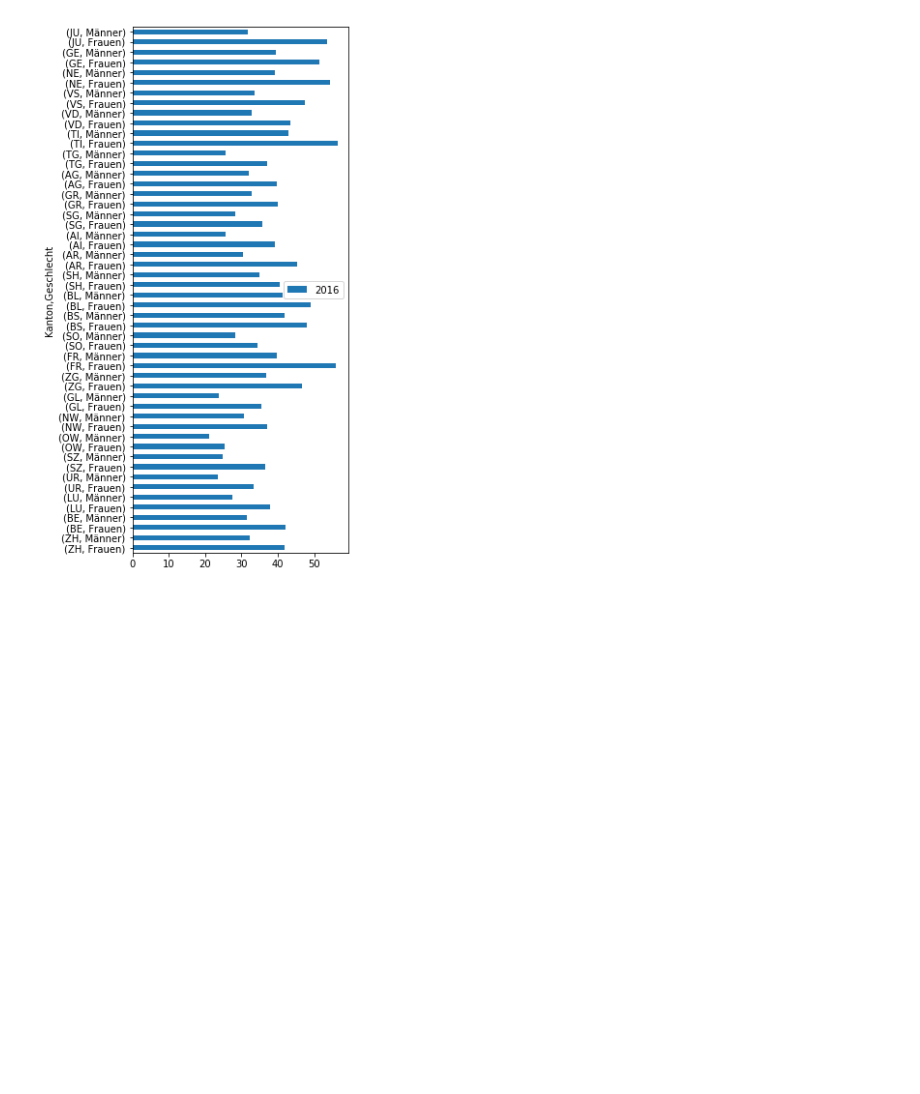
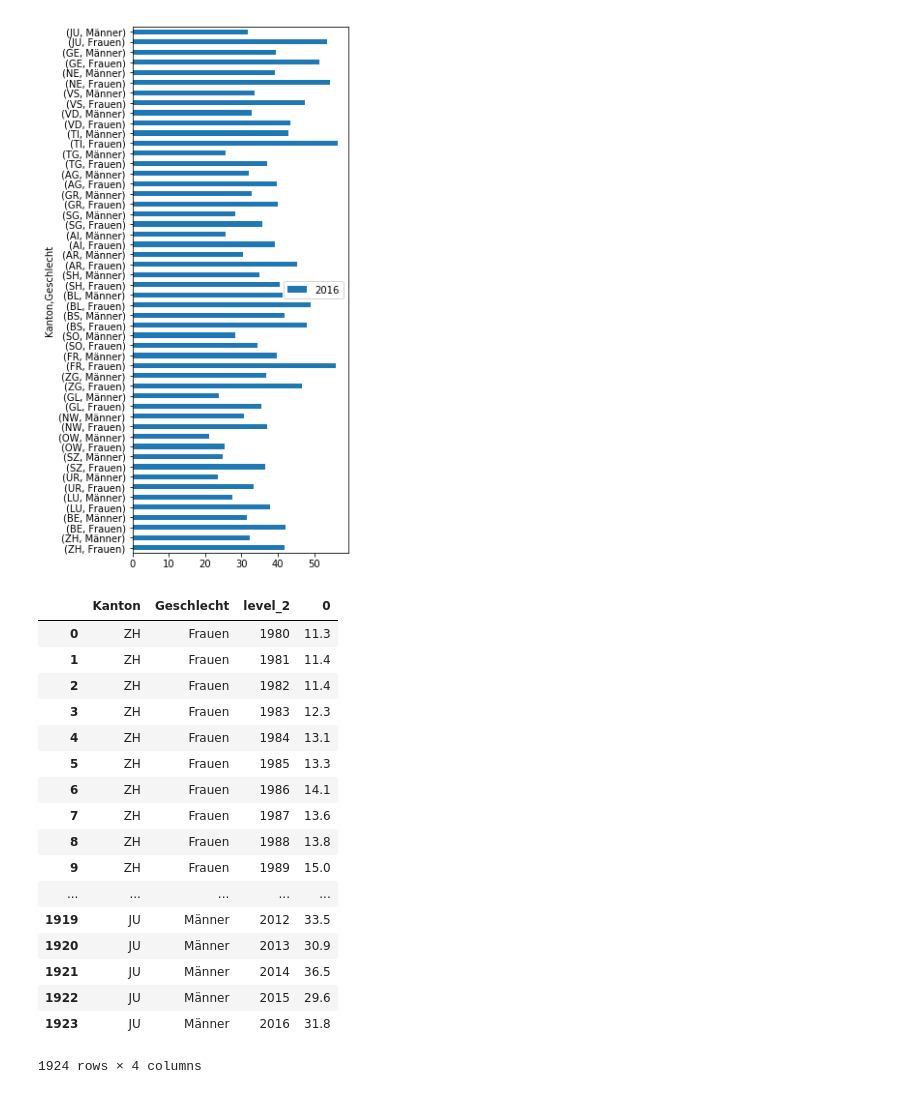
Before and after one commit to xeophin/lede-data-studio, a Jupyter notebook: code/01-university-eligibility/project-1.ipynb, the cells around one changed output. Saved outputs shown, nothing was run; the diff lists cells and outputs as text; code cells hidden in the pictures; blank space fills up the shorter version.

```diff
--- a/code/01-university-eligibility/project-1.ipynb
+++ b/code/01-university-eligibility/project-1.ipynb
@@ -50,3 +51,25 @@ df.loc[:,['2016']].plot(kind='barh', figsize=(4,10))
 # %% [output]
 <matplotlib.axes._subplots.AxesSubplot at 0x...>
 [figure]
+# %%
+# more noodling around with the code
+df.stack().reset_index()
+# %% [output]
+|  | Kanton | Geschlecht | level_2 | 0 |
+| 0 | ZH | Frauen | 1980 | 11.3 |
+| 1 | ZH | Frauen | 1981 | 11.4 |
+| 2 | ZH | Frauen | 1982 | 11.4 |
+| 3 | ZH | Frauen | 1983 | 12.3 |
+| 4 | ZH | Frauen | 1984 | 13.1 |
+| 5 | ZH | Frauen | 1985 | 13.3 |
+| 6 | ZH | Frauen | 1986 | 14.1 |
+| 7 | ZH | Frauen | 1987 | 13.6 |
+| 8 | ZH | Frauen | 1988 | 13.8 |
+| 9 | ZH | Frauen | 1989 | 15.0 |
+| ... | ... | ... | ... | ... |
+| 1919 | JU | Männer | 2012 | 33.5 |
+| 1920 | JU | Männer | 2013 | 30.9 |
+| 1921 | JU | Männer | 2014 | 36.5 |
+| 1922 | JU | Männer | 2015 | 29.6 |
+| 1923 | JU | Männer | 2016 | 31.8 |
+1924 rows × 4 columns
```
Also changed, not shown: parts of 11 cells of this notebook.
